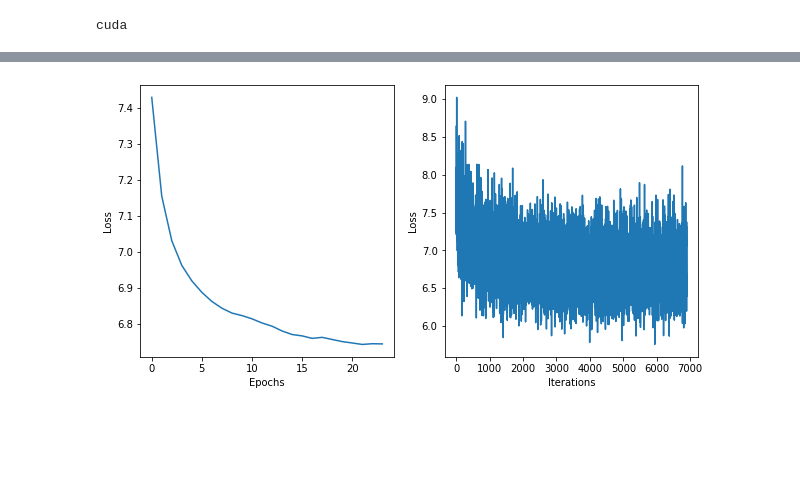
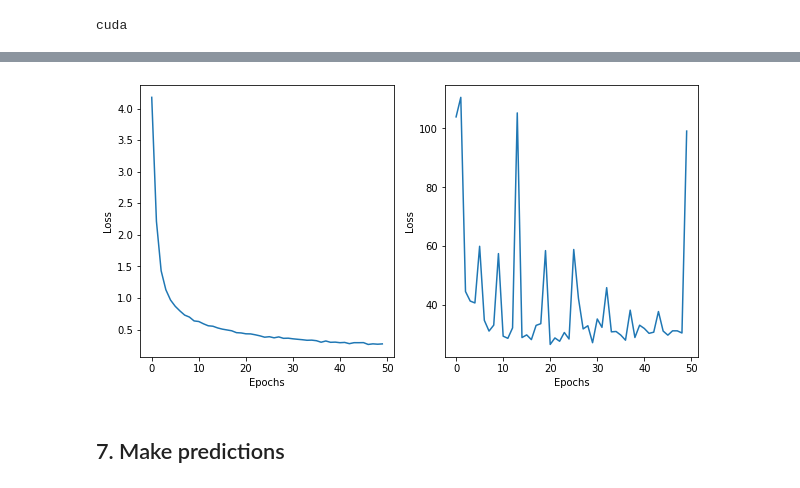
Before and after one commit to sestys/aicrowd_blitz4, a Jupyter notebook: captcha_recognition.ipynb, the cells around one changed output, grey strips where cells are left out. Cells and saved outputs as stored; diff of their text form; code cells hidden in the pictures; blank space fills up the shorter version.

Commit message:
validation added, worse performance

```diff
--- a/captcha_recognition.ipynb
+++ b/captcha_recognition.ipynb
@@ -315,21 +404,24 @@ tensor(7.8743, device='cuda:0', grad_fn=<MeanBackward0>)
+# %%
+crnn = CRNN(num_chars, rnn_hidden_size=rnn_hidden_size)
+crnn.apply(weights_init)
+crnn = crnn.to(device)
 # %%
-optimizer = optim.Adam(crnn.parameters(), lr=config['lr'], weight_decay=config['weight_decay'])
+optimizer = optim.Adam(crnn.parameters(), lr=lr, weight_decay=weight_decay)
 lr_scheduler = optim.lr_scheduler.ReduceLROnPlateau(optimizer, verbose=True, patience=5)
-# %%
-crnn = CRNN(num_characters, nh=config['rnn_hidden_size'])
-crnn.apply(weights_init)
-crnn = crnn.to(device)
 # %%
 epoch_losses = []
 iteration_losses = []
 num_updates_epochs = []
-for epoch in tqdm(range(1, config['epochs']+1)):
+val_losses = []
+best_val_loss = 1000
+for epoch in tqdm(range(1, num_epochs+1)):
+    crnn.train()
     epoch_loss_list = []
     num_updates_epoch = 0
     for image_batch, text_batch in tqdm(train_loader, leave=False):
         optimizer.zero_grad()
         text_batch_logits = crnn(image_batch.to(device))
-        loss = compute_loss(text_batch, text_batch_logits)
+        loss = compute_loss(text_batch, text_batch_logits, device)
         iteration_loss = loss.item()
 
         if np.isnan(iteration_loss) or np.isinf(iteration_loss):
@@ -339,11 +431,29 @@ for epoch in tqdm(range(1, config['epochs']+1)):
         iteration_losses.append(iteration_loss)
         epoch_loss_list.append(iteration_loss)
         loss.backward()
-        nn.utils.clip_grad_norm_(crnn.parameters(), config['clip_norm'])
+        nn.utils.clip_grad_norm_(crnn.parameters(), clip_norm)
         optimizer.step()
 
+    with torch.no_grad():
+        val_loss_all = 0
+        for image_batch, text_batch in validation_loader:
+            image_batch = image_batch.to(device)
+            crnn.eval()
+
+            text_batch_logits = crnn(image_batch)
+            val_loss = compute_loss(text_batch, text_batch_logits, device)
+            val_loss = val_loss.item()
+            if np.isnan(val_loss) or np.isinf(val_loss):
+                continue
+            val_loss_all += val_loss
+        if val_loss_all < best_val_loss:
+            print("Saving model!")
+            best_val_loss = val_loss_all
+            torch.save(crnn, 'model')
+        val_losses.append(val_loss_all)
+
     epoch_loss = np.mean(epoch_loss_list)
-    print("Epoch:{}    Loss:{}    NumUpdates:{}".format(epoch, epoch_loss, num_updates_epoch))
+    print("Epoch: {}    Loss: {}    NumUpdates: {}     Validation loss: {}".format(epoch, epoch_loss, num_updates_epoch, val_losses[-1]))
     epoch_losses.append(epoch_loss)
     num_updates_epochs.append(num_updates_epoch)
     lr_scheduler.step(epoch_loss)
@@ -369,17 +478,19 @@ KeyboardInterrupt: ignored
 # %%
 fig, (ax1, ax2) = plt.subplots(1, 2, figsize=(10, 5))
 
 ax1.plot(epoch_losses)
 ax1.set_xlabel("Epochs")
 ax1.set_ylabel("Loss")
 
-ax2.plot(iteration_losses)
-ax2.set_xlabel("Iterations")
+ax2.plot(val_losses)
+ax2.set_xlabel("Epochs")
 ax2.set_ylabel("Loss")
 
 plt.show()
 # %% [output]
-[figure, old version]
+[figure, new version]
+# %% [markdown]
+## 7. Make predictions
 # %%
 def decode_predictions(text_batch_logits):
 
```
Also changed, not shown: parts of 60 cells of this notebook.
